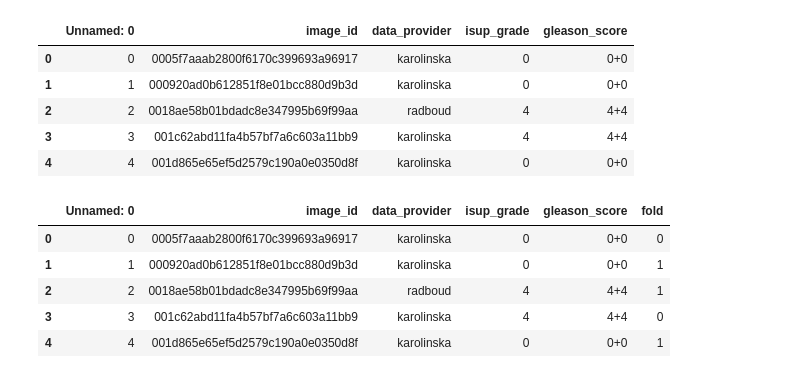
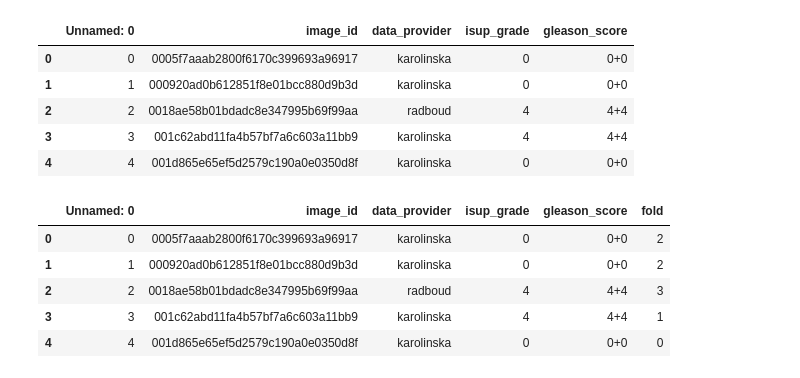
Before and after one commit to vgarshin/kaggle_panda, a Jupyter notebook: panda_effnet.ipynb, the cells around one changed output. Cells and saved outputs as stored; diff of their text form; code cells hidden in the pictures.

```diff
--- a/panda_effnet.ipynb
+++ b/panda_effnet.ipynb
@@ -41,19 +41,22 @@ LABELS_PATH = '{}/train.csv'.format(DATA_PATH)
 DEBUG = False
 APEX = True
 M_PARAMS = {
-    'MODEL_VER': 'v13',
+    'MODEL_VER': 'v23',
     'TILES_DIR': '{}/train_images_tiles_q1_256_36/'.format(DATA_PATH),
     'ENET_TYPE': 'efficientnet-b0',
     'N_FOLDS': 5,
     'TILE_SIZE': 256,
     'N_TILES': 25,
     'BATCH_SIZE': 8,
-    'N_WORKERS': 24,
+    'N_WORKERS': 12,
     'OUT_DIM': 5,
     'LR': 3e-4,
-    'N_EPOCHS': 10 if DEBUG else 40,
+    'N_EPOCHS': 10 if DEBUG else 30,
     'WARMUP': True,
-    'COMMENTS': 'seed 2020'
+    'SEED': 1000,
+    'DROPOUT': .4,
+    'RAND': False,
+    'COMMENTS': 'only affine effnet_'
 }
 print(M_PARAMS)
 MODELS_PATH = '{}/effnet_models_{}'.format(MAIN_PATH, M_PARAMS['MODEL_VER'])
@@ -82,18 +85,18 @@ df_train.head()
 | 3 | 3 | 001c62abd11fa4b57bf7a6c603a11bb9 | karolinska | 4 | 4+4 |
 | 4 | 4 | 001d865e65ef5d2579c190a0e0350d8f | karolinska | 0 | 0+0 |
 # %%
-skf = StratifiedKFold(M_PARAMS['N_FOLDS'], shuffle=True, random_state=2020)
+skf = StratifiedKFold(M_PARAMS['N_FOLDS'], shuffle=True, random_state=M_PARAMS['SEED'])
 df_train['fold'] = -1
 for i, (train_idx, valid_idx) in enumerate(skf.split(df_train, df_train['isup_grade'])):
     df_train.loc[valid_idx, 'fold'] = i
 df_train.head()
 # %% [output]
 |  | Unnamed: 0 | image_id | data_provider | isup_grade | gleason_score | fold |
-| 0 | 0 | 0005f7aaab2800f6170c399693a96917 | karolinska | 0 | 0+0 | 0 |
-| 1 | 1 | 000920ad0b612851f8e01bcc880d9b3d | karolinska | 0 | 0+0 | 1 |
-| 2 | 2 | 0018ae58b01bdadc8e347995b69f99aa | radboud | 4 | 4+4 | 1 |
-| 3 | 3 | 001c62abd11fa4b57bf7a6c603a11bb9 | karolinska | 4 | 4+4 | 0 |
-| 4 | 4 | 001d865e65ef5d2579c190a0e0350d8f | karolinska | 0 | 0+0 | 1 |
+| 0 | 0 | 0005f7aaab2800f6170c399693a96917 | karolinska | 0 | 0+0 | 2 |
+| 1 | 1 | 000920ad0b612851f8e01bcc880d9b3d | karolinska | 0 | 0+0 | 2 |
+| 2 | 2 | 0018ae58b01bdadc8e347995b69f99aa | radboud | 4 | 4+4 | 3 |
+| 3 | 3 | 001c62abd11fa4b57bf7a6c603a11bb9 | karolinska | 4 | 4+4 | 1 |
+| 4 | 4 | 001d865e65ef5d2579c190a0e0350d8f | karolinska | 0 | 0+0 | 0 |
 # %%
 class EffNet(nn.Module):
     def __init__(self, backbone, out_dim):
```
Also changed, not shown: parts of 5 cells of this notebook, 4 other files.
